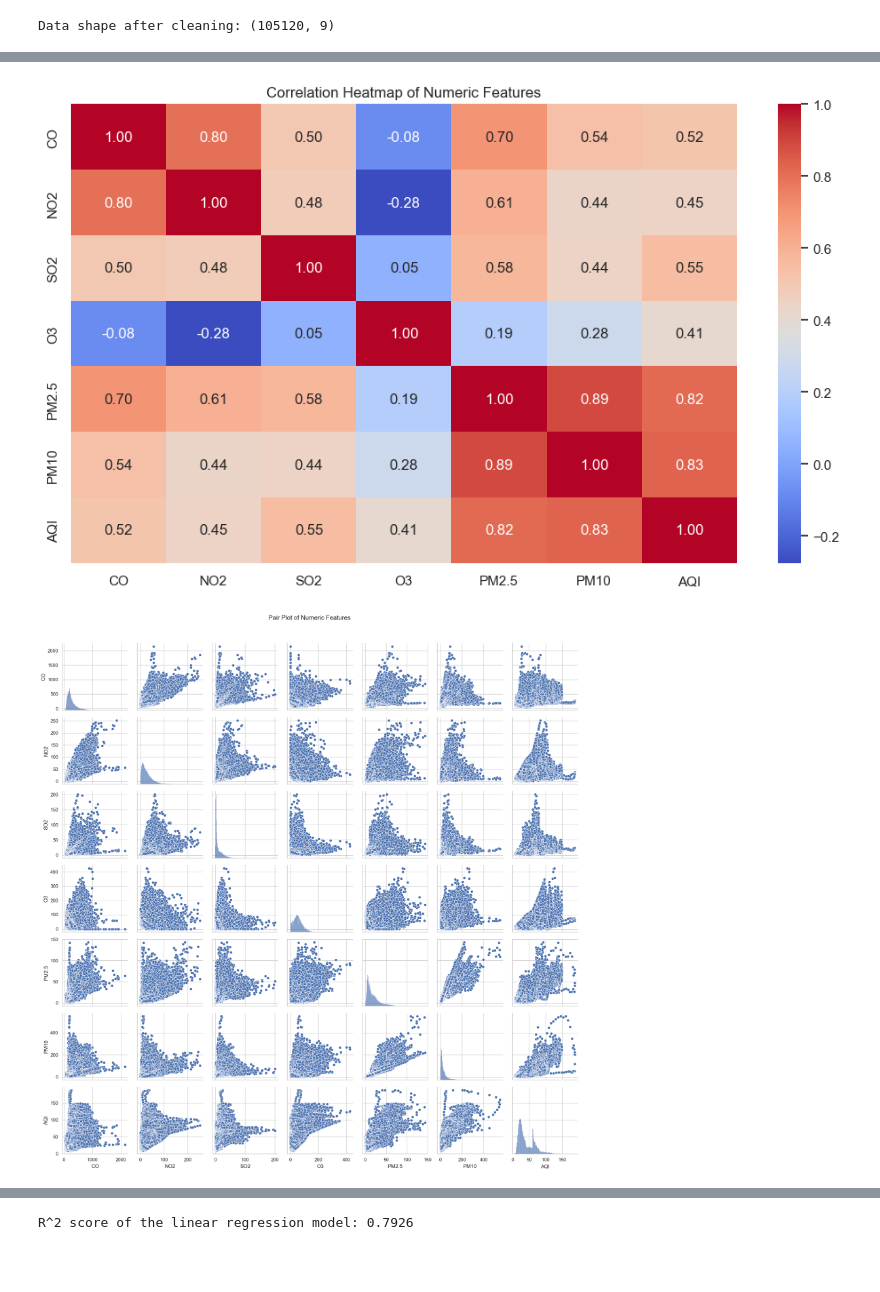
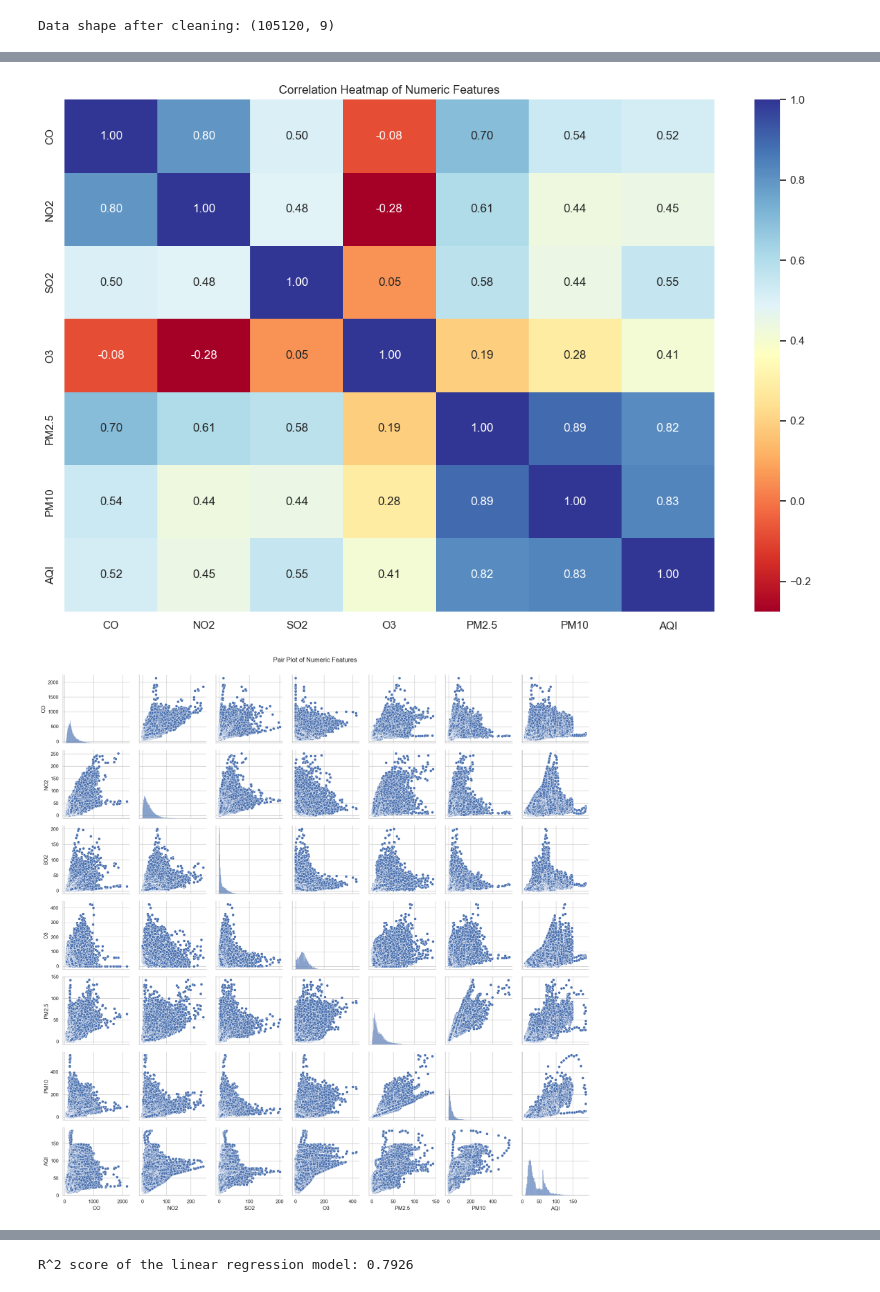
Before and after one commit to suxiao1824308603/Kaggle--project-practice, a Jupyter notebook: 1Global Air Quality (2023) - 6 Cities/Untitled-1.ipynb, the cells around one changed output, grey strips where cells are left out. Saved outputs shown, nothing was run; the diff lists cells and outputs as text; code cells hidden in the pictures; blank space fills up the shorter version.

```diff
--- a/1Global Air Quality (2023) - 6 Cities/Untitled-1.ipynb
+++ b/1Global Air Quality (2023) - 6 Cities/Untitled-1.ipynb
@@ -103,27 +107,29 @@ max      2145.000000     251.900000  ...     550.000000     188.319980
 # %%
-numeric_df = df.select_dtypes(include=[np.number])
+numeric_df = df.select_dtypes(include=[np.number]) # 从原始数据筛选出数值类型的数据
 if numeric_df.shape[1] >= 4:
-    plt.Figure(figsize=(12, 8))
-    corr = numeric_df.corr()
-    sns.heatmap(corr,
-                annot=True,
-                cmap='coolwarm',
-                fmt='.2f')
+    plt.figure(figsize=(12, 8))
+    corr = numeric_df.corr() # 计算特征数值之间的相关性
+    sns.heatmap(corr,  # 相关系数矩阵
+                annot=True,  # 在每个格子中显示具体的数值
+                cmap='RdYlBu', # 正相关为红色，负相关为蓝色 RdYlBu 是一种颜色映射方案,红黄蓝渐变
+                fmt='.2f') # 保留两位小数
     plt.title('Correlation Heatmap of Numeric Features')
     plt.tight_layout()
     plt.show()
 else:
     print("Not enough numeric columns to plot a correlation heatmap.")
 # %% [output]
-[figure, old version]
+[figure, new version]
 # %%
 try:
-    sns.pairplot(numeric_df)
-    plt.suptitle('Pair Plot of Numeric Features', y=1.02)
+    sns.pairplot(numeric_df) # 数值型数据的成对关系图
+    plt.suptitle('Pair Plot of Numeric Features', y=1)
     plt.tight_layout()
     plt.show()
 except Exception as e:
     print(f"Error creating pair plot: {e}")
+
+# 对角线是单个变量的分布，非对角线是不同变量之前的关系图
 # %% [output]
-[figure, old version]
+[figure, new version]
 # %%
```
Also changed, not shown: parts of 32 cells of this notebook, 7 other files.
